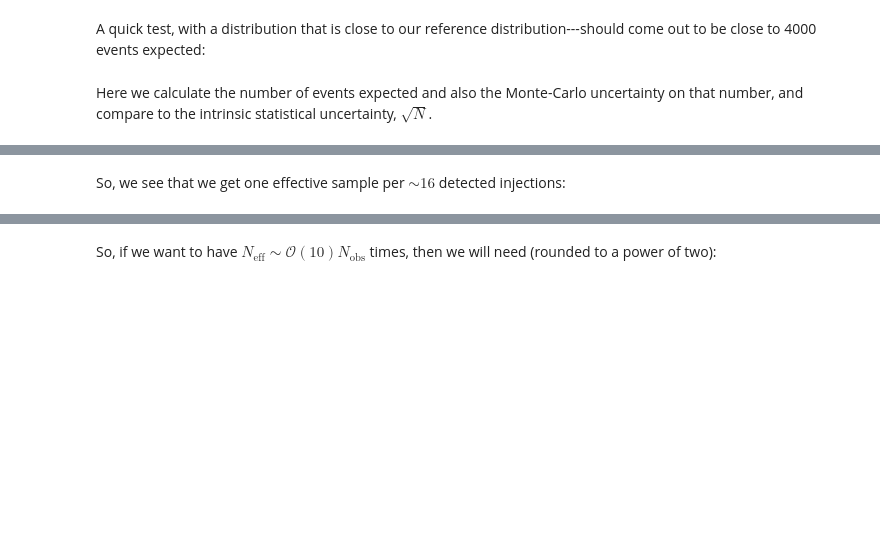
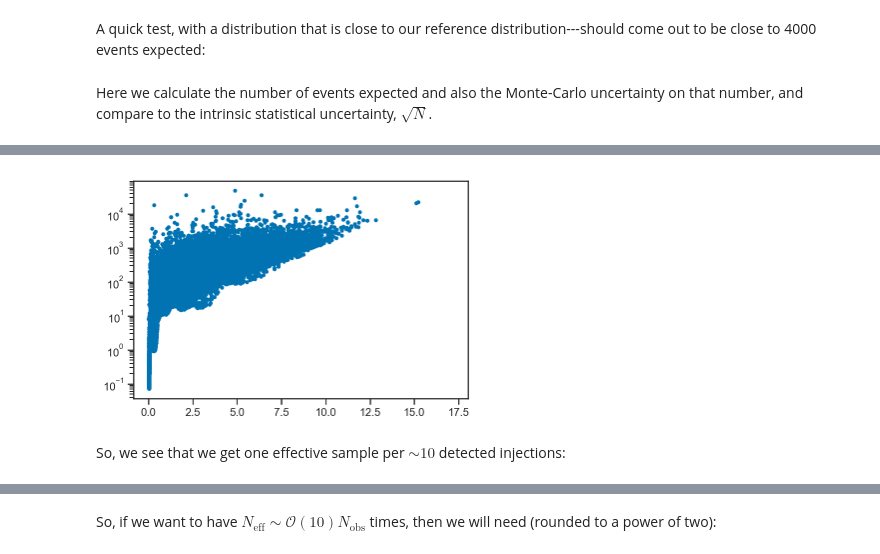
Before and after one commit to farr/PISNLineCosmography, a Jupyter notebook: Selection.ipynb, the cells around one changed output, grey strips where cells are left out. Cells and saved outputs as stored; diff of their text form; code cells hidden in the pictures; blank space fills up the shorter version.

```diff
--- a/Selection.ipynb
+++ b/Selection.ipynb
@@ -90,11 +144,15 @@ wts_det = []
 
 N_gen = 0
 chunk_size = 1 << 15
-N_desired = 1 << 23
+N_desired = 1 << 20
 
 with tqdm_notebook(total=N_desired) as bar:
     while len(m1s_det) == 0 or sum([len(x) for x in m1s_det]) < N_desired:
-        m1, m2, dl = exp(kde.resample(chunk_size))
+        uc = kde.resample(chunk_size).T
+        m1m2dl = from_unconstrained(uc)
+        m1 = m1m2dl[:,0]
+        m2 = m1m2dl[:,1]
+        dl = m1m2dl[:,2]
 
         # Swap m1 and m2
         s = m2 > m1
@@ -113,14 +171,7 @@ with tqdm_notebook(total=N_desired) as bar:
             m2s_det.append(m2[s])
             dls_det.append(dl[s])
 
-            pts1 = row_stack((m1[s], m2[s], dl[s]))
-            pts2 = row_stack((m2[s], m1[s], dl[s])) # swapped
-
-            # p(m1,m2,d) = p(log(m1), log(m2), log(d)) * dlog(m1)/dm1 * dlog(m2)/dm2 * dlog(dl)/dl
-            wt1 = kde(log(pts1))/prod(pts1, axis=0)
-            wt2 = kde(log(pts2))/prod(pts2, axis=0)
-
-            wts_det.append(wt1 + wt2)
+            wts_det.append(kde(uc[s,:].T)*jacobian(m1m2dl[s,:], uc[s,:]))
 
             bar.update(count_nonzero(s))
 
@@ -201,5 +252,10 @@ Nex, sigma_Nex, Neff
+# %%
+plot(dls_det, xs, '.')
+yscale('log')
+# %% [output]
+[figure, added]
 # %% [markdown]
-So, we see that we get one effective sample per $\sim 16$ detected injections:
+So, we see that we get one effective sample per $\sim 10$ detected injections:
 # %%
 nperneff = m1s_det.shape[0]/Neff
 print('One effective sample per {:.1f} detected injections'.format(nperneff))
```
Also changed, not shown: parts of 9 cells of this notebook, 1 other file.
